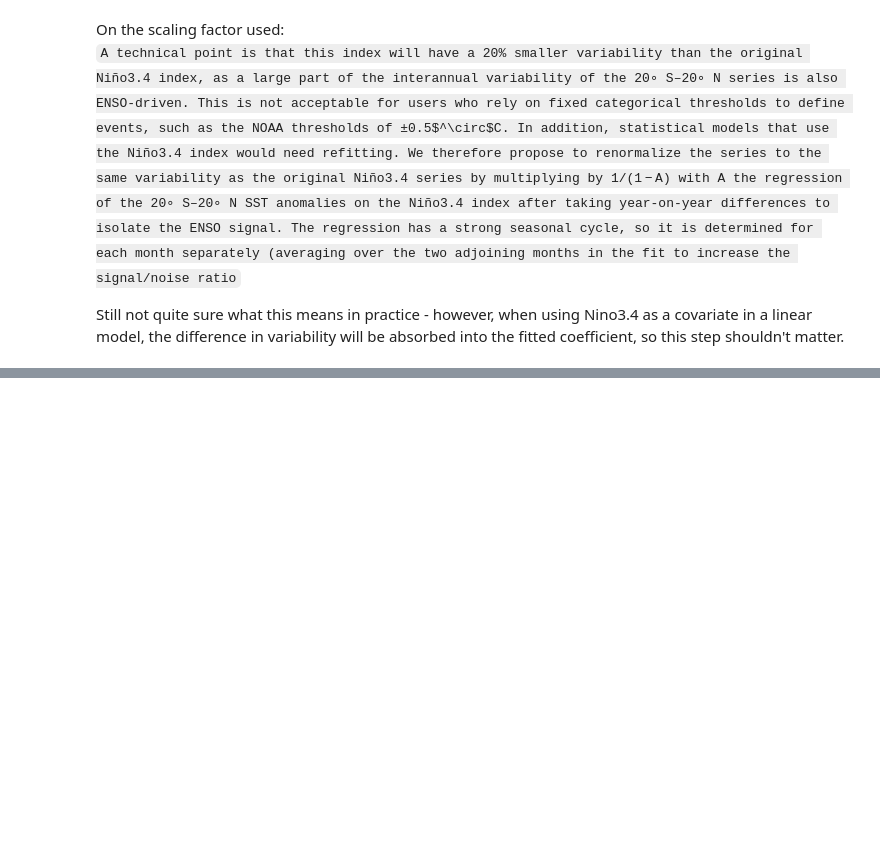
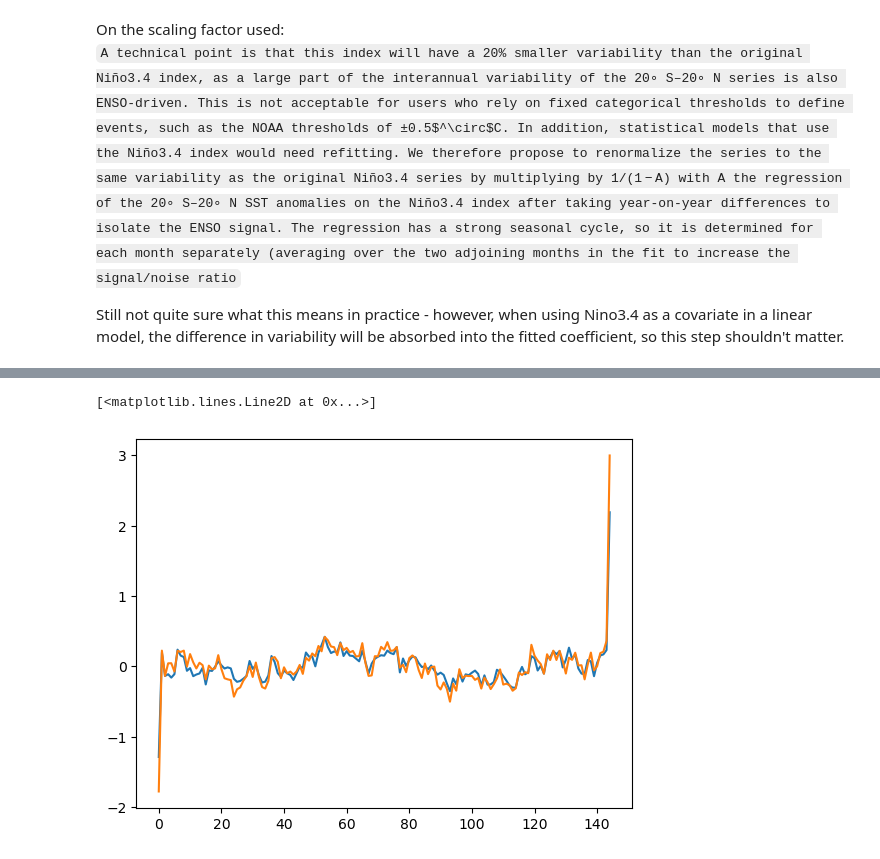
Before and after one commit to clairbarnes/wwa-current, a Jupyter notebook: 10_misc/detrended_nino34/py_nino34_det.ipynb, the cells around one changed output, grey strips where cells are left out. Saved outputs shown, nothing was run; the diff lists cells and outputs as text; code cells hidden in the pictures; blank space fills up the shorter version.

```diff
--- a/10_misc/detrended_nino34/py_nino34_det.ipynb
+++ b/10_misc/detrended_nino34/py_nino34_det.ipynb
@@ -35,0 +85,6 @@ Still not quite sure what this means in practice - however, when using Nino3.4 a
+# %%
+plt.plot(amo_df.v1.resample(time = "AS-JUL", skipna = True).mean())
+plt.plot(amo_df.v2.resample(time = "AS-JUL", skipna = True).mean(skipna = True))
+# %% [output]
+[<matplotlib.lines.Line2D at 0x...>]
+[figure, added]
```
Also changed, not shown: parts of 16 cells of this notebook, 7 other files.
